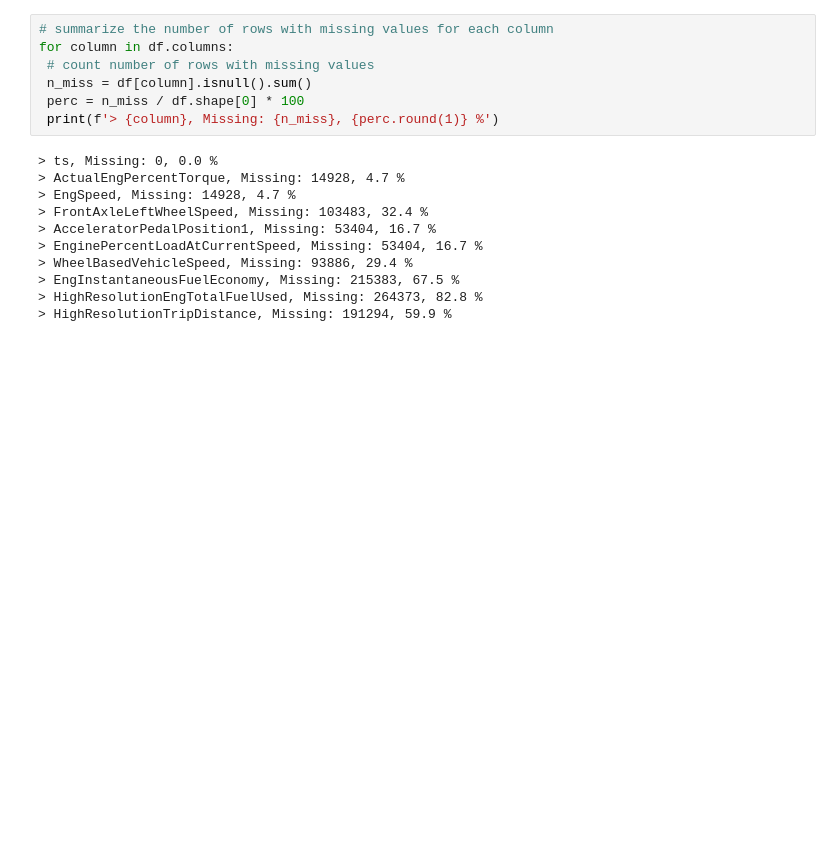
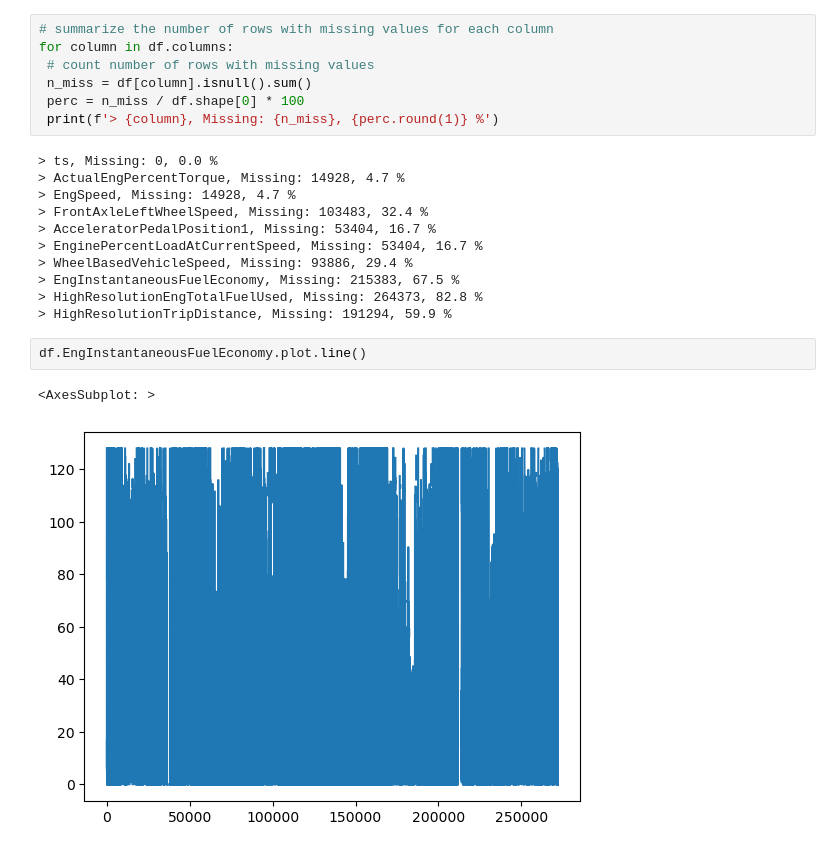
Before and after one commit to piotr-druzdzel/Semi-Supervised-Regression-with-Bus-Data, a Jupyter notebook: main.ipynb, the cells around one changed output. Cells and saved outputs as stored; diff of their text form; blank space fills up the shorter version.

```diff
--- a/main.ipynb
+++ b/main.ipynb
@@ -68,3 +69,8 @@ for column in df.columns:
 > EngInstantaneousFuelEconomy, Missing: 215383, 67.5 %
 > HighResolutionEngTotalFuelUsed, Missing: 264373, 82.8 %
 > HighResolutionTripDistance, Missing: 191294, 59.9 %
+# %%
+df.EngInstantaneousFuelEconomy.plot.line()
+# %% [output]
+<AxesSubplot: >
+[figure, added]
```
Also changed, not shown: parts of 2 cells of this notebook.
